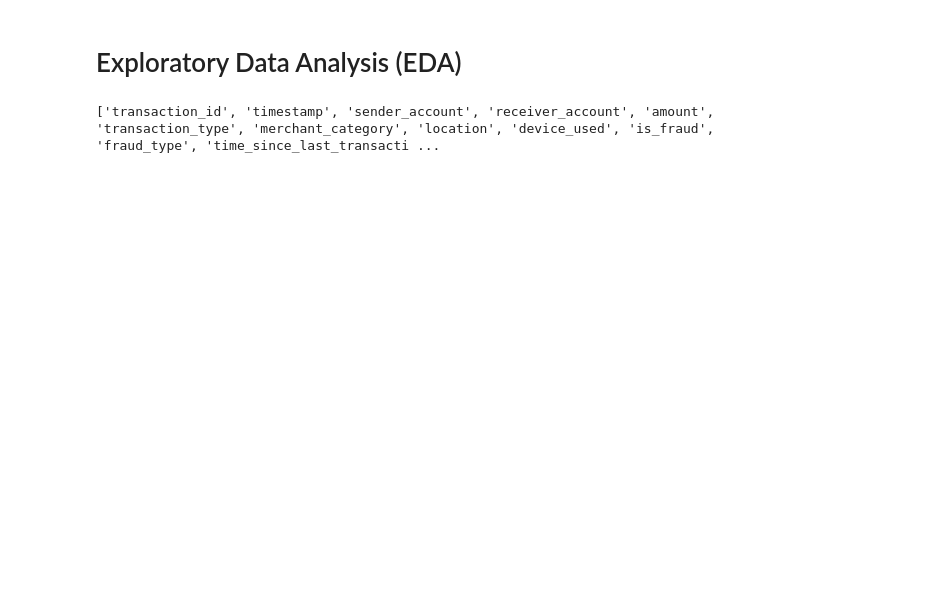
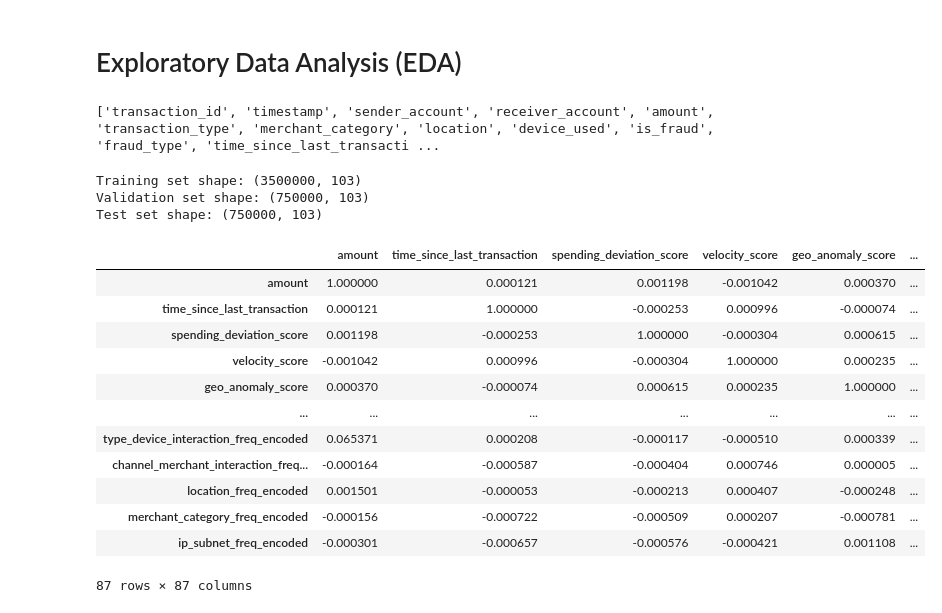
Before and after one commit to Azvier/transaction-fraud-detection, a Jupyter notebook: notebooks/02-exploratory-data-analysis.ipynb, the cells around one changed output. Saved outputs shown, nothing was run; the diff lists cells and outputs as text; code cells hidden in the pictures; blank space fills up the shorter version.

```diff
--- a/notebooks/02-exploratory-data-analysis.ipynb
+++ b/notebooks/02-exploratory-data-analysis.ipynb
@@ -8,3 +11,73 @@ df = pd.read_csv('../datasets/financial_fraud_feature_engineer.csv')
 print(df.columns.to_list())
 # %% [output]
 ['transaction_id', 'timestamp', 'sender_account', 'receiver_account', 'amount', 'transaction_type', 'merchant_category', 'location', 'device_used', 'is_fraud', 'fraud_type', 'time_since_last_transacti ...
+# %%
+# Define split points
+n = len(df)
+train_end = int(n * 0.7)
+validation_end = int(n * 0.85)
+
+# Create the splits
+train_df = df.iloc[:train_end]
+validation_df = df.iloc[train_end:validation_end]
+test_df = df.iloc[validation_end:]
+
+print(f"Training set shape: {train_df.shape}")
+print(f"Validation set shape: {validation_df.shape}")
+print(f"Test set shape: {test_df.shape}")
+# %% [output]
+Training set shape: (3500000, 103)
+Validation set shape: (750000, 103)
+Test set shape: (750000, 103)
+# %%
+TARGET = 'is_fraud'
+
+# Drop identifiers, the target, and related/raw columns
+features_to_drop = [
+    'transaction_id', 'timestamp', 'sender_account', 'receiver_account',
+    'ip_address', 'device_hash', 'fraud_type', 'is_fraud'
+]
+
+X_train = train_df.drop(columns=features_to_drop)
+y_train = train_df[TARGET]
+
+X_validation = validation_df.drop(columns=features_to_drop)
+y_validation = validation_df[TARGET]
+
+X_test = test_df.drop(columns=features_to_drop)
+y_test = test_df[TARGET]
+
+# Identify and convert categorical features
+categorical_features = [
+    'transaction_type', 'merchant_category', 'location', 'device_used',
+    'payment_channel', 'time_of_day', 'type_device_interaction',
+    'channel_merchant_interaction'
+]
+
+for col in categorical_features:
+    X_train[col] = X_train[col].astype('category')
+    X_validation[col] = X_validation[col].astype('category')
+    X_test[col] = X_test[col].astype('category')
+# %%
+numerical_X_train = X_train.select_dtypes(include=np.number)
+
+print(f"Calculating correlation on {len(numerical_X_train.columns)} numerical features...")
+correlation_matrix = numerical_X_train.corr()
+
+print("Correlation matrix calculated.")
+# %%
+correlation_matrix
+# %% [output]
+|  | amount | time_since_last_transaction | spending_deviation_score | velocity_score | geo_anomaly_score | ... |
+| amount | 1.000000 | 0.000121 | 0.001198 | -0.001042 | 0.000370 | ... |
+| time_since_last_transaction | 0.000121 | 1.000000 | -0.000253 | 0.000996 | -0.000074 | ... |
+| spending_deviation_score | 0.001198 | -0.000253 | 1.000000 | -0.000304 | 0.000615 | ... |
+| velocity_score | -0.001042 | 0.000996 | -0.000304 | 1.000000 | 0.000235 | ... |
+| geo_anomaly_score | 0.000370 | -0.000074 | 0.000615 | 0.000235 | 1.000000 | ... |
+| ... | ... | ... | ... | ... | ... | ... |
+| type_device_interaction_freq_encoded | 0.065371 | 0.000208 | -0.000117 | -0.000510 | 0.000339 | ... |
+| channel_merchant_interaction_freq... | -0.000164 | -0.000587 | -0.000404 | 0.000746 | 0.000005 | ... |
+| location_freq_encoded | 0.001501 | -0.000053 | -0.000213 | 0.000407 | -0.000248 | ... |
+| merchant_category_freq_encoded | -0.000156 | -0.000722 | -0.000509 | 0.000207 | -0.000781 | ... |
+| ip_subnet_freq_encoded | -0.000301 | -0.000657 | -0.000576 | -0.000421 | 0.001108 | ... |
+87 rows × 87 columns
```
Also changed, not shown: parts of 4 cells of this notebook.
